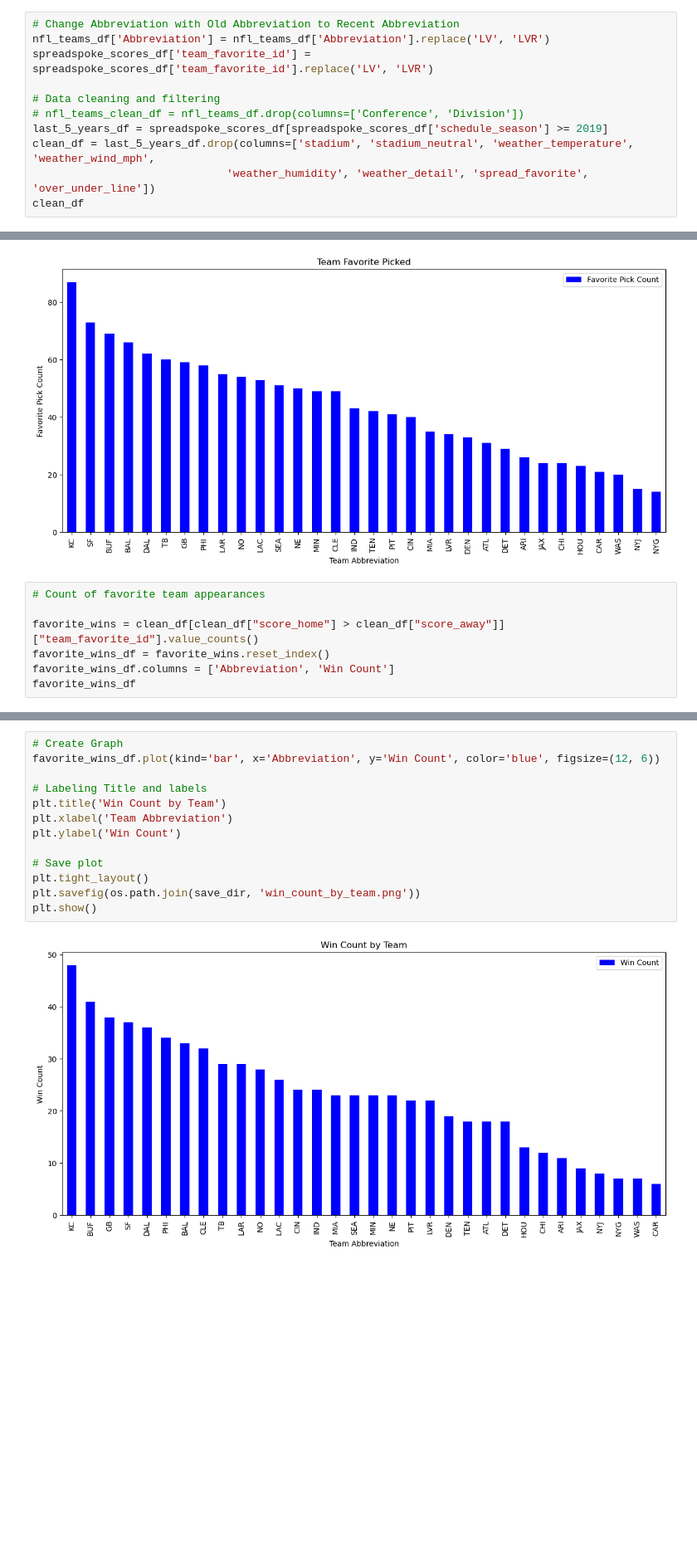
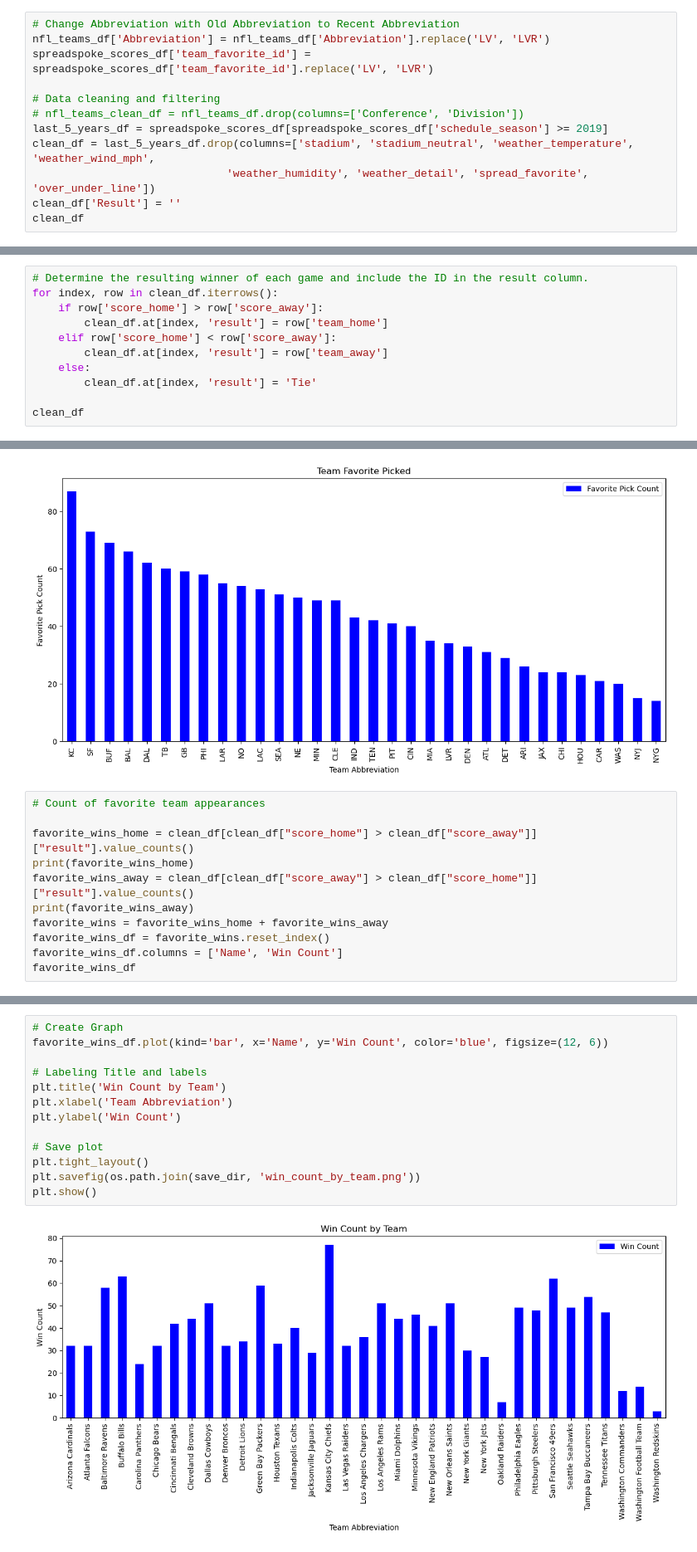
Before and after one commit to tarsian/Group_1-Project_1, a Jupyter notebook: NFL Betting/NFL_betting(Kwangho).ipynb, the cells around one changed output, grey strips where cells are left out. Shown at 83% size. Saved outputs shown, nothing was run; the diff lists cells and outputs as text; blank space fills up the shorter version.

```diff
--- a/NFL Betting/NFL_betting(Kwangho).ipynb
+++ b/NFL Betting/NFL_betting(Kwangho).ipynb
@@ -44,6 +26,7 @@ spreadspoke_scores_df['team_favorite_id'] = spreadspoke_scores_df['team_favorite
 last_5_years_df = spreadspoke_scores_df[spreadspoke_scores_df['schedule_season'] >= 2019]
 clean_df = last_5_years_df.drop(columns=['stadium', 'stadium_neutral', 'weather_temperature', 'weather_wind_mph',
                               'weather_humidity', 'weather_detail', 'spread_favorite', 'over_under_line'])
+clean_df['Result'] = ''
 clean_df
 # %% [output]
 |  | schedule_date | schedule_season | schedule_week | schedule_playoff | team_home | score_home | score_away | ... |
@@ -61,0 +96,11 @@ clean_df
+# %%
+# Determine the resulting winner of each game and include the ID in the result column.
+for index, row in clean_df.iterrows():
+    if row['score_home'] > row['score_away']:
+        clean_df.at[index, 'result'] = row['team_home']
+    elif row['score_home'] < row['score_away']:
+        clean_df.at[index, 'result'] = row['team_away']
+    else:
+        clean_df.at[index, 'result'] = 'Tie'
+
+clean_df
@@ -106,8 +189,12 @@ plt.show()
 # %%
 # Count of favorite team appearances
 
-favorite_wins = clean_df[clean_df["score_home"] > clean_df["score_away"]]["team_favorite_id"].value_counts()
+favorite_wins_home = clean_df[clean_df["score_home"] > clean_df["score_away"]]["result"].value_counts()
+print(favorite_wins_home)
+favorite_wins_away = clean_df[clean_df["score_away"] > clean_df["score_home"]]["result"].value_counts()
+print(favorite_wins_away)
+favorite_wins = favorite_wins_home + favorite_wins_away
 favorite_wins_df = favorite_wins.reset_index()
-favorite_wins_df.columns = ['Abbreviation', 'Win Count']
+favorite_wins_df.columns = ['Name', 'Win Count']
 favorite_wins_df
 # %% [output]
@@ -131,15 +235,15 @@ favorite_wins_df
 # %%
 # Create Graph
-favorite_wins_df.plot(kind='bar', x='Abbreviation', y='Win Count', color='blue', figsize=(12, 6))
+favorite_wins_df.plot(kind='bar', x='Name', y='Win Count', color='blue', figsize=(12, 6))
 
 # Labeling Title and labels
 plt.title('Win Count by Team')
 plt.xlabel('Team Abbreviation')
 plt.ylabel('Win Count')
 
 # Save plot
 plt.tight_layout()
 plt.savefig(os.path.join(save_dir, 'win_count_by_team.png'))
 plt.show()
 # %% [output]
-[figure, old version]
+[figure, new version]
```
Also changed, not shown: parts of 19 cells of this notebook, 6 other files.
